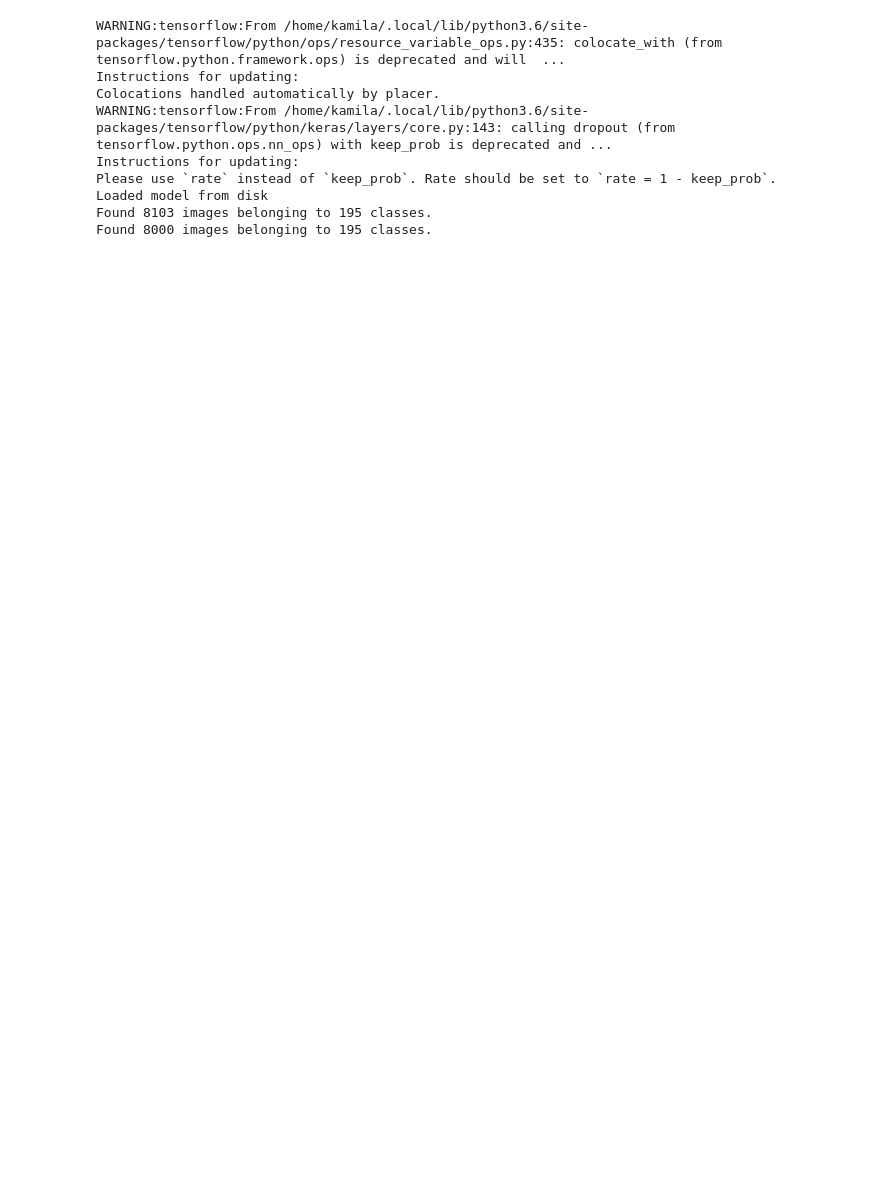
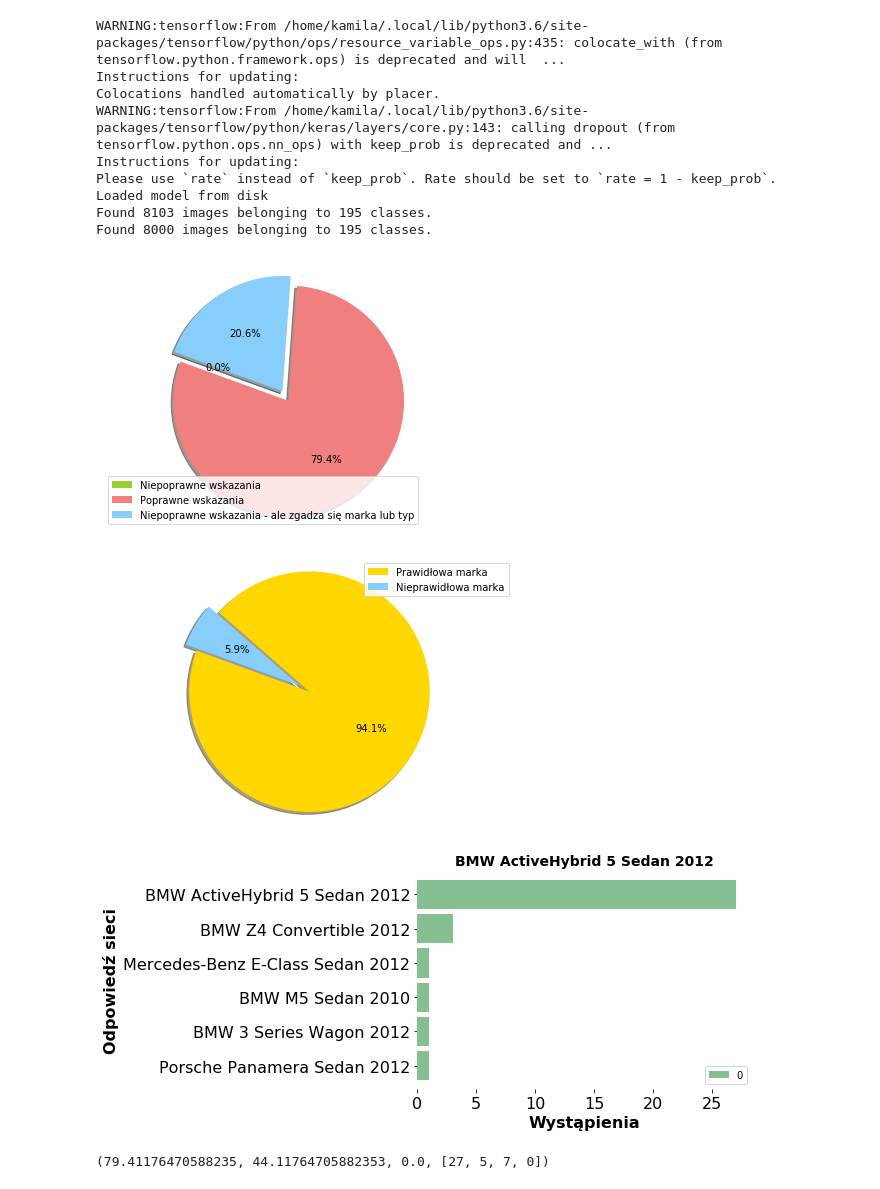
Before and after one commit to kaamka/cars-classification-deep-learning, a Jupyter notebook: analyse_results.ipynb, the cells around one changed output. Cells and saved outputs as stored; diff of their text form; code cells hidden in the pictures; blank space fills up the shorter version.

```diff
--- a/analyse_results.ipynb
+++ b/analyse_results.ipynb
@@ -64,6 +64,45 @@ BATCHSIZE = HYPERPARAMS['BATCHSIZE']
 # model trained on b&w imgs
 # RESULTS_FOLDER = "../saved_models/july_tg/20190731_1323"
 # resize = False
+# %%
+# read dataset depending on machine (local/server)
+if (os.getcwd() == '/home/kalkami/translearn'):
+    #lhcpgpu1
+    TRAIN_DIR = '/data/IntelliGate/kalkami/DATASETS/carsStanford_all/train'
+    TEST_DIR = '/data/IntelliGate/kalkami/DATASETS/carsStanford_all/test'
+    TRAIN_DIR_TST = TRAIN_DIR
+    TEST_DIR_TST = TEST_DIR
+    VALID_DIR_TST = TEST_DIR
+else:
+    #local
+    TRAIN_DIR = '/media/kamila/System/Users/Kama/Documents/DATASETS/carsStanford_all_bw/train'
+    TEST_DIR = '/media/kamila/System/Users/Kama/Documents/DATASETS/carsStanford_all_bw/test'
+#     TRAIN_DIR_TST = '/media/kamila/System/Users/Kama/Documents/DATASETS/carsStanford_all/train'
+#     TEST_DIR_TST = '/media/kamila/System/Users/Kama/Documents/DATASETS/carsStanford_all_bw/test'
+#     TEST_DIR_TST = '/media/kamila/System/Users/Kama/Documents/DATASETS/carsStanford_all/test'
+#     VALID_DIR_TST = '/media/kamila/System/Users/Kama/Documents/DATASETS/CARS_GOOGLE_IMG/downloads'
+
+
+# testing various models...
+# model trained on original imgs
+# RESULTS_FOLDER = "../saved_models/BEST_OF_THE_BEST/best_orginal_img_alllayers_v3/20190701_1148"
+# resize = False
+
+# model trained on resized imgs
+# RESULTS_FOLDER = "../saved_models/BEST_OF_THE_BEST/all_layers_trained_lhcbgpu_inceptionv3_RESIZEDIMGS/20190626_0944"
+# resize = True
+
+# # model trained on b&w imgs
+RESULTS_FOLDER = "../saved_models/july_tg/20190731_1323"
+resize = False
+
+HYPERPARAMS_FILE =  RESULTS_FOLDER+ '/hyperparams.json'
+
+with open(HYPERPARAMS_FILE, "r") as read_file:
+    data = json.load(read_file)
+
+HYPERPARAMS = data['hyperparameters'][0]
+BATCHSIZE = HYPERPARAMS['BATCHSIZE']
 # %%
 def load_image(img_path, input_shape, resize = False):
     if resize:
@@ -496,15 +535,20 @@ def predict_on_class(model, input_shape, class_names,
     return accuracy, correctly_pred_high_conf_perc, incorrectly_pred_hih_conf_perc, brand_type_analysis
 
 
-                TEST_DIR_TST + '/Dodge Caliber Wagon 2012')
+#                 TEST_DIR_TST + '/Dodge Caliber Wagon 2012')
 # %%
 predict_on_class(loaded_model, input_shape,
                  class_names, common_brands, common_types,
-                 TEST_DIR_TST + '/BMW ActiveHybrid 5 Sedan 2012', resize=resize, show_plots=True, print_analysis=False)
+                 TEST_DIR + '/BMW ActiveHybrid 5 Sedan 2012', resize=resize, show_plots=True, print_analysis=False)
 
 # predict_on_class(loaded_model, input_shape,
 #                  class_names, common_brands, common_types,
 #
+# %% [output]
+[figure, added]
+[figure, added]
+[figure, added]
+(79.41176470588235, 44.11764705882353, 0.0, [27, 5, 7, 0])
 # %%
 class_names = return_class_names_list(RESULTS_FOLDER)
 common_brands = return_most_common_brands(class_names)
```
Also changed, not shown: 2 other files.
